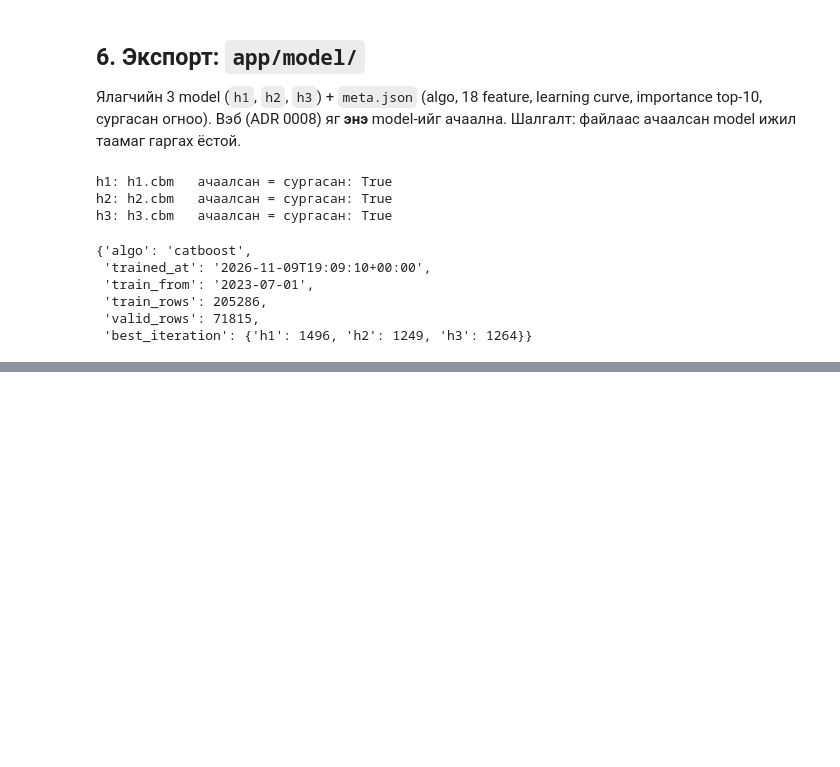
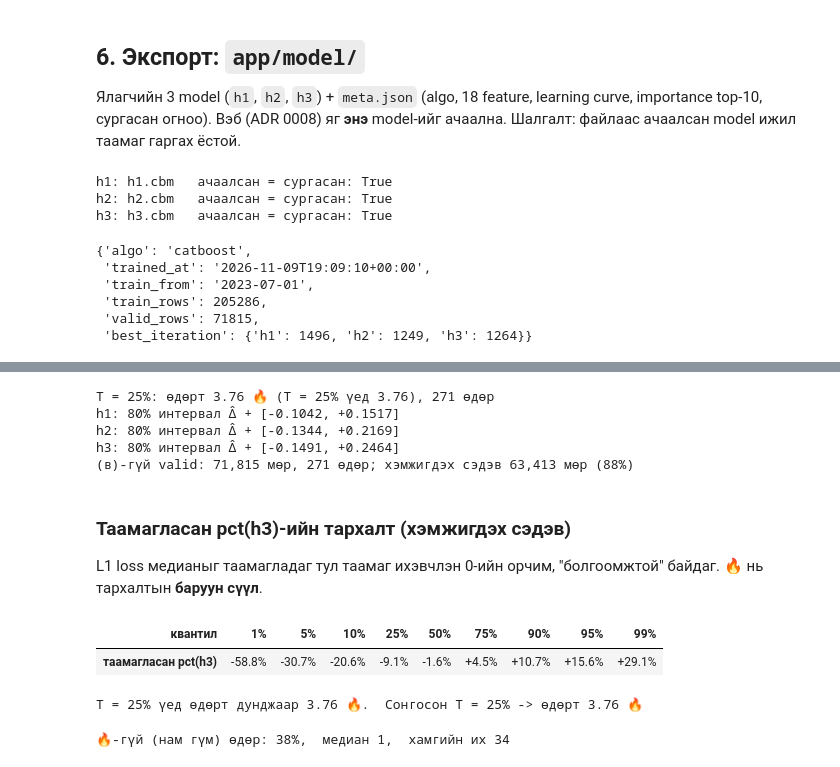
Before and after one commit to Monho12/trandVIZ, a Jupyter notebook: notebooks/04_model.ipynb, the cells around one changed output, grey strips where cells are left out. Saved outputs shown, nothing was run; the diff lists cells and outputs as text; code cells hidden in the pictures; blank space fills up the shorter version.

```diff
--- a/notebooks/04_model.ipynb
+++ b/notebooks/04_model.ipynb
@@ -228,0 +237,46 @@ h3: h3.cbm   ачаалсан = сургасан: True
+# %%
+from src import calibrate, scoring
+cal = calibrate.run()
+va, fire, interval = cal["valid"], cal["fire"], cal["interval"]
+meas = va[va["measurable"]]
+print(f"(в)-гүй valid: {len(va):,} мөр, {fire['valid_days']} өдөр; хэмжигдэх сэдэв {len(meas):,} мөр ({len(meas)/len(va):.0%})")
+# %% [output]
+T = 25%: өдөрт 3.76 🔥 (T = 25% үед 3.76), 271 өдөр
+h1: 80% интервал Δ̂ + [-0.1042, +0.1517]
+h2: 80% интервал Δ̂ + [-0.1344, +0.2169]
+h3: 80% интервал Δ̂ + [-0.1491, +0.2464]
+(в)-гүй valid: 71,815 мөр, 271 өдөр; хэмжигдэх сэдэв 63,413 мөр (88%)
+# %% [markdown]
+### Таамагласан pct(h3)-ийн тархалт (хэмжигдэх сэдэв)
+
+L1 loss медианыг таамагладаг тул таамаг ихэвчлэн 0-ийн орчим, "болгоомжтой" байдаг. 🔥 нь тархалтын **баруун сүүл**.
+# %%
+q = pd.Series(fire["pred_pct_quantiles"]).rename("таамагласан pct(h3)")
+q.index = [f"{float(i):.0%}" for i in q.index]
+q.rename_axis("квантил").to_frame().T.style.format("{:+.1%}")
+# %% [output]
+| квантил | 1% | 5% | 10% | 25% | 50% | 75% | 90% | 95% | 99% |
+| таамагласан pct(h3) | -58.8% | -30.7% | -20.6% | -9.1% | -1.6% | +4.5% | +10.7% | +15.6% | +29.1% |
+# %%
+grid = np.round(np.arange(0.05, 1.001, 0.01), 2)
+per_day = [scoring.fires_per_day(va, t) for t in grid]
+fig = go.Figure()
+fig.add_hrect(y0=5, y1=10, fillcolor=GRAY, opacity=0.15, line_width=0, annotation_text="зорилго 5–10", annotation_position="top right")
+fig.add_scatter(x=grid, y=per_day, mode="lines", line_color=BLUE, name="өдөрт 🔥 (дундаж)")
+fig.add_vrect(x0=grid[0], x1=scoring.T_FLOOR, fillcolor=RED, opacity=0.06, line_width=0)
+fig.add_vline(x=fire["T"], line_dash="dot", line_color=RED, annotation_text=f"T = {fire['T']:.0%}")
+fig.update_layout(title="Босго T-ээс хамаарч өдөрт дунджаар хэдэн 🔥 гарах вэ (valid, (в)-гүй, хэмжигдэх сэдэв)",
+                  xaxis_title="T (таамагласан pct(h3))", yaxis_title="өдөрт 🔥", xaxis_tickformat=".0%", height=400, showlegend=False)
+fig.show()
+print(f"T = 25% үед өдөрт дунджаар {fire['per_day_at_25pct']} 🔥.  Сонгосон T = {fire['T']:.0%} -> өдөрт {fire['per_day_at_T']} 🔥")
+# %% [output]
+T = 25% үед өдөрт дунджаар 3.76 🔥.  Сонгосон T = 25% -> өдөрт 3.76 🔥
+# %%
+daily = (meas["pred_pct"] >= fire["T"]).groupby(meas["date"]).sum()
+fig = px.histogram(daily, nbins=int(daily.max()) + 1, color_discrete_sequence=[RED],
+                   title=f"T = {fire['T']:.0%} үед өдөр бүрийн 🔥-ийн тоо ({len(daily)} өдөр)")
+fig.update_layout(xaxis_title="тухайн өдрийн 🔥", yaxis_title="өдрийн тоо", showlegend=False, bargap=0.05, height=360)
+fig.show()
+print(f"🔥-гүй (нам гүм) өдөр: {(daily == 0).mean():.0%},  медиан {daily.median():.0f},  хамгийн их {daily.max()}")
+# %% [output]
+🔥-гүй (нам гүм) өдөр: 38%,  медиан 1,  хамгийн их 34
```
Also changed, not shown: parts of 5 cells of this notebook, 4 other files.
